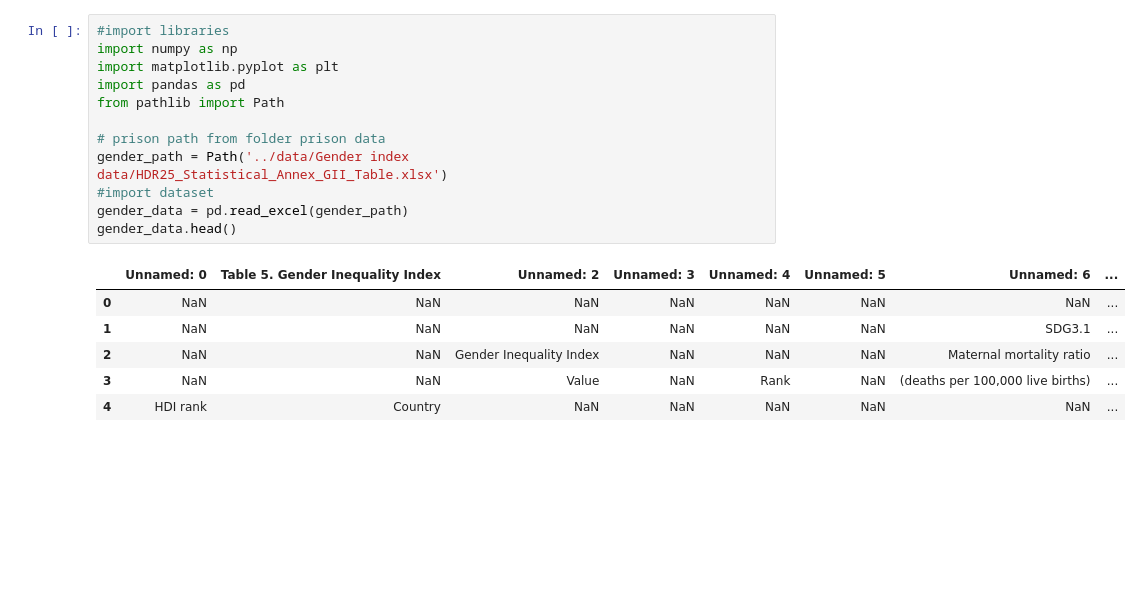
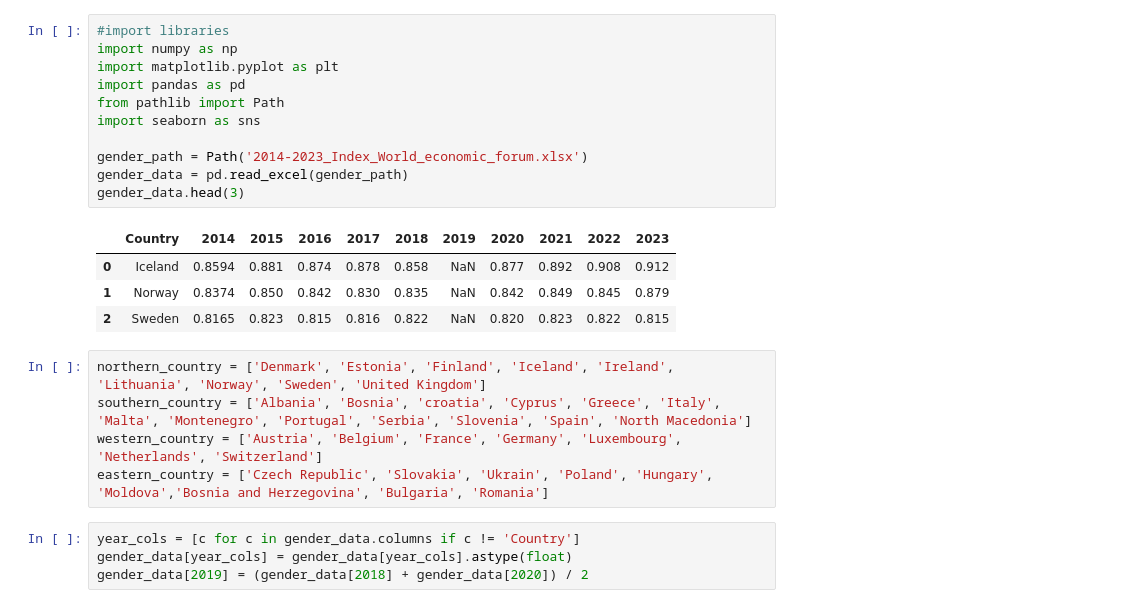
Before and after one commit to giuliodamico/Gender-Inequality-Index-vs-Female-jail-population, a Jupyter notebook: notebooks/Gender_index_graph.ipynb, the cells around one changed output. Drawn from its saved outputs; the diff is of its cells as text; blank space fills up the shorter version.

Commit message:
24-04 index graph

```diff
--- a/notebooks/Gender_index_graph.ipynb
+++ b/notebooks/Gender_index_graph.ipynb
@@ -1,19 +1,25 @@
 # %%
 #import libraries
 import numpy as np
 import matplotlib.pyplot as plt
 import pandas as pd
 from pathlib import Path
+import seaborn as sns
 
-# prison path from folder prison data
-gender_path = Path('../data/Gender index data/HDR25_Statistical_Annex_GII_Table.xlsx')
-#import dataset
+gender_path = Path('2014-2023_Index_World_economic_forum.xlsx')
 gender_data = pd.read_excel(gender_path)
-gender_data.head()
+gender_data.head(3)
 # %% [output]
-|  | Unnamed: 0 | Table 5. Gender Inequality Index | Unnamed: 2 | Unnamed: 3 | Unnamed: 4 | Unnamed: 5 | Unnamed: 6 | ... |
-| 0 | NaN | NaN | NaN | NaN | NaN | NaN | NaN | ... |
-| 1 | NaN | NaN | NaN | NaN | NaN | NaN | SDG3.1 | ... |
-| 2 | NaN | NaN | Gender Inequality Index | NaN | NaN | NaN | Maternal mortality ratio | ... |
-| 3 | NaN | NaN | Value | NaN | Rank | NaN | (deaths per 100,000 live births) | ... |
-| 4 | HDI rank | Country | NaN | NaN | NaN | NaN | NaN | ... |
+|  | Country | 2014 | 2015 | 2016 | 2017 | 2018 | 2019 | 2020 | 2021 | 2022 | 2023 |
+| 0 | Iceland | 0.8594 | 0.881 | 0.874 | 0.878 | 0.858 | NaN | 0.877 | 0.892 | 0.908 | 0.912 |
+| 1 | Norway | 0.8374 | 0.850 | 0.842 | 0.830 | 0.835 | NaN | 0.842 | 0.849 | 0.845 | 0.879 |
+| 2 | Sweden | 0.8165 | 0.823 | 0.815 | 0.816 | 0.822 | NaN | 0.820 | 0.823 | 0.822 | 0.815 |
+# %%
+northern_country = ['Denmark', 'Estonia', 'Finland', 'Iceland', 'Ireland', 'Lithuania', 'Norway', 'Sweden', 'United Kingdom']
+southern_country = ['Albania', 'Bosnia', 'croatia', 'Cyprus', 'Greece', 'Italy', 'Malta', 'Montenegro', 'Portugal', 'Serbia', 'Slovenia', 'Spain', 'North Macedonia']
+western_country = ['Austria', 'Belgium', 'France', 'Germany', 'Luxembourg', 'Netherlands', 'Switzerland']
+eastern_country = ['Czech Republic', 'Slovakia', 'Ukrain', 'Poland', 'Hungary', 'Moldova','Bosnia and Herzegovina', 'Bulgaria', 'Romania']
+# %%
+year_cols = [c for c in gender_data.columns if c != 'Country']
+gender_data[year_cols] = gender_data[year_cols].astype(float)
+gender_data[2019] = (gender_data[2018] + gender_data[2020]) / 2
```
Also changed, not shown: parts of 4 cells of this notebook, 2 other files.
